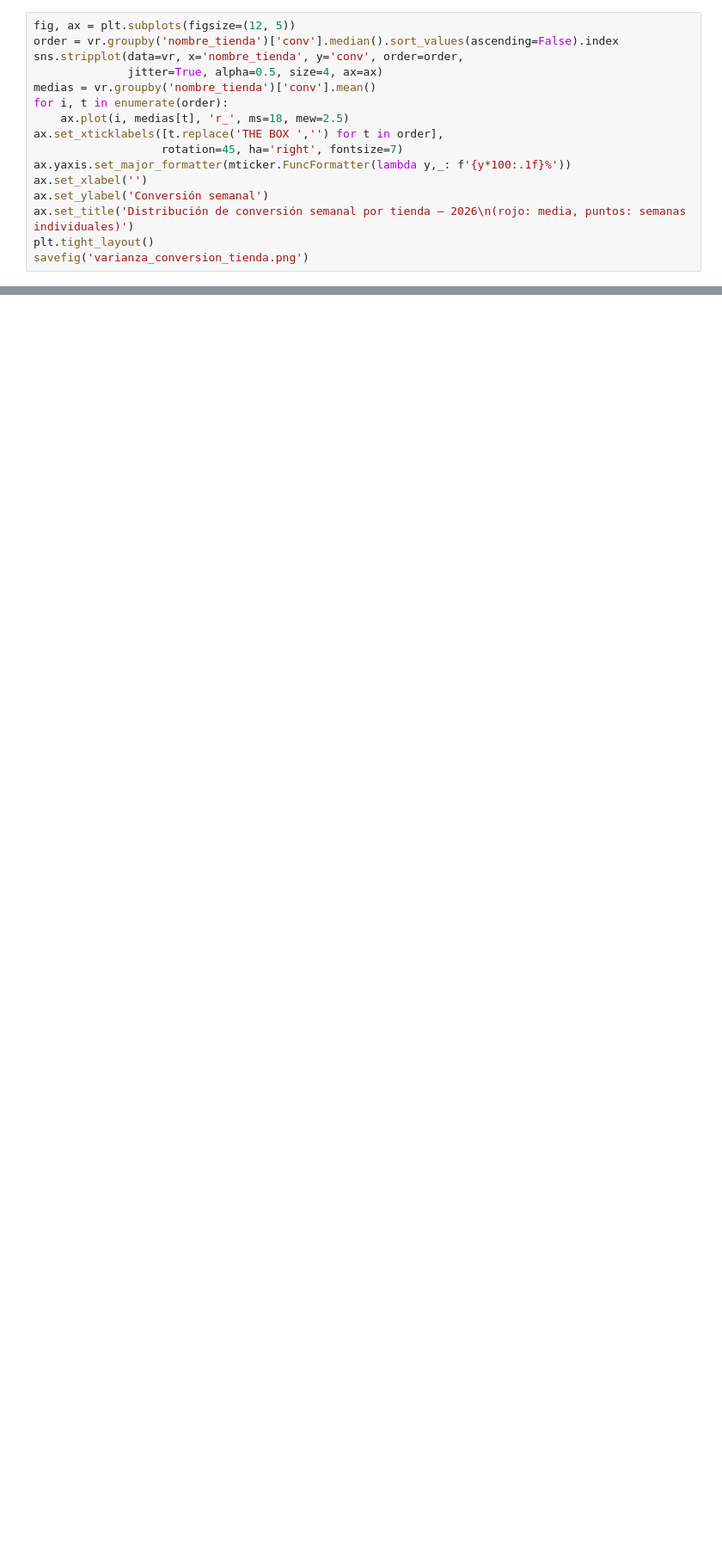
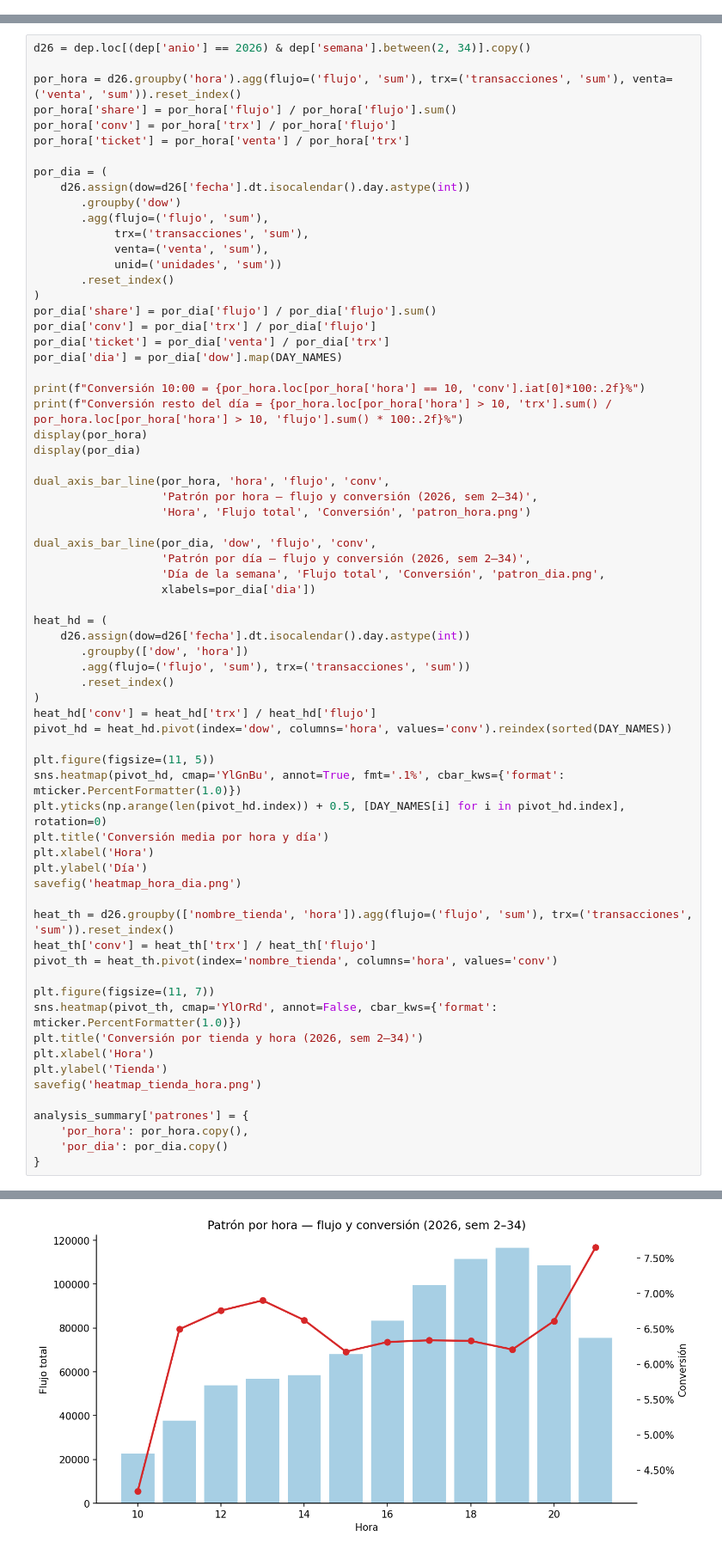
Before and after one commit to AAlvarezT/TFIE_26_2, a Jupyter notebook: analisis_the_box.ipynb, the cells around one changed output, grey strips where cells are left out. Shown at 86% size. Saved outputs shown, nothing was run; the diff lists cells and outputs as text; blank space fills up the shorter version.

```diff
--- a/analisis_the_box.ipynb
+++ b/analisis_the_box.ipynb
@@ -420,16 +0,0 @@ pd.DataFrame({'Componente':['Tienda','Semana','Ambos','Residual'],
-# %%
-fig, ax = plt.subplots(figsize=(12, 5))
-order = vr.groupby('nombre_tienda')['conv'].median().sort_values(ascending=False).index
-sns.stripplot(data=vr, x='nombre_tienda', y='conv', order=order,
-              jitter=True, alpha=0.5, size=4, ax=ax)
-medias = vr.groupby('nombre_tienda')['conv'].mean()
-for i, t in enumerate(order):
-    ax.plot(i, medias[t], 'r_', ms=18, mew=2.5)
-ax.set_xticklabels([t.replace('THE BOX ','') for t in order],
-                   rotation=45, ha='right', fontsize=7)
-ax.yaxis.set_major_formatter(mticker.FuncFormatter(lambda y,_: f'{y*100:.1f}%'))
-ax.set_xlabel('')
-ax.set_ylabel('Conversión semanal')
-ax.set_title('Distribución de conversión semanal por tienda — 2026\n(rojo: media, puntos: semanas individuales)')
-plt.tight_layout()
-savefig('varianza_conversion_tienda.png')
@@ -730,0 +699,69 @@ savefig('impacto_escenarios.png')
+# %%
+d26 = dep.loc[(dep['anio'] == 2026) & dep['semana'].between(2, 34)].copy()
+
+por_hora = d26.groupby('hora').agg(flujo=('flujo', 'sum'), trx=('transacciones', 'sum'), venta=('venta', 'sum')).reset_index()
+por_hora['share'] = por_hora['flujo'] / por_hora['flujo'].sum()
+por_hora['conv'] = por_hora['trx'] / por_hora['flujo']
+por_hora['ticket'] = por_hora['venta'] / por_hora['trx']
+
+por_dia = (
+    d26.assign(dow=d26['fecha'].dt.isocalendar().day.astype(int))
+       .groupby('dow')
+       .agg(flujo=('flujo', 'sum'),
+            trx=('transacciones', 'sum'),
+            venta=('venta', 'sum'),
+            unid=('unidades', 'sum'))
+       .reset_index()
+)
+por_dia['share'] = por_dia['flujo'] / por_dia['flujo'].sum()
+por_dia['conv'] = por_dia['trx'] / por_dia['flujo']
+por_dia['ticket'] = por_dia['venta'] / por_dia['trx']
+por_dia['dia'] = por_dia['dow'].map(DAY_NAMES)
+
+print(f"Conversión 10:00 = {por_hora.loc[por_hora['hora'] == 10, 'conv'].iat[0]*100:.2f}%")
+print(f"Conversión resto del día = {por_hora.loc[por_hora['hora'] > 10, 'trx'].sum() / por_hora.loc[por_hora['hora'] > 10, 'flujo'].sum() * 100:.2f}%")
+display(por_hora)
+display(por_dia)
+
+dual_axis_bar_line(por_hora, 'hora', 'flujo', 'conv',
+                   'Patrón por hora — flujo y conversión (2026, sem 2–34)',
+                   'Hora', 'Flujo total', 'Conversión', 'patron_hora.png')
+
+dual_axis_bar_line(por_dia, 'dow', 'flujo', 'conv',
+                   'Patrón por día — flujo y conversión (2026, sem 2–34)',
+                   'Día de la semana', 'Flujo total', 'Conversión', 'patron_dia.png',
+                   xlabels=por_dia['dia'])
+
+heat_hd = (
+    d26.assign(dow=d26['fecha'].dt.isocalendar().day.astype(int))
+       .groupby(['dow', 'hora'])
+       .agg(flujo=('flujo', 'sum'), trx=('transacciones', 'sum'))
+       .reset_index()
+)
+heat_hd['conv'] = heat_hd['trx'] / heat_hd['flujo']
+pivot_hd = heat_hd.pivot(index='dow', columns='hora', values='conv').reindex(sorted(DAY_NAMES))
+
+plt.figure(figsize=(11, 5))
+sns.heatmap(pivot_hd, cmap='YlGnBu', annot=True, fmt='.1%', cbar_kws={'format': mticker.PercentFormatter(1.0)})
+plt.yticks(np.arange(len(pivot_hd.index)) + 0.5, [DAY_NAMES[i] for i in pivot_hd.index], rotation=0)
+plt.title('Conversión media por hora y día')
+plt.xlabel('Hora')
+plt.ylabel('Día')
+savefig('heatmap_hora_dia.png')
+
+heat_th = d26.groupby(['nombre_tienda', 'hora']).agg(flujo=('flujo', 'sum'), trx=('transacciones', 'sum')).reset_index()
+heat_th['conv'] = heat_th['trx'] / heat_th['flujo']
+pivot_th = heat_th.pivot(index='nombre_tienda', columns='hora', values='conv')
+
+plt.figure(figsize=(11, 7))
+sns.heatmap(pivot_th, cmap='YlOrRd', annot=False, cbar_kws={'format': mticker.PercentFormatter(1.0)})
+plt.title('Conversión por tienda y hora (2026, sem 2–34)')
+plt.xlabel('Hora')
+plt.ylabel('Tienda')
+savefig('heatmap_tienda_hora.png')
+
+analysis_summary['patrones'] = {
+    'por_hora': por_hora.copy(),
+    'por_dia': por_dia.copy()
+}
+# %% [output]
@@ -730,0 +791 @@ savefig('impacto_escenarios.png')
+[figure, added]
```
Also changed, not shown: parts of 57 cells of this notebook.
